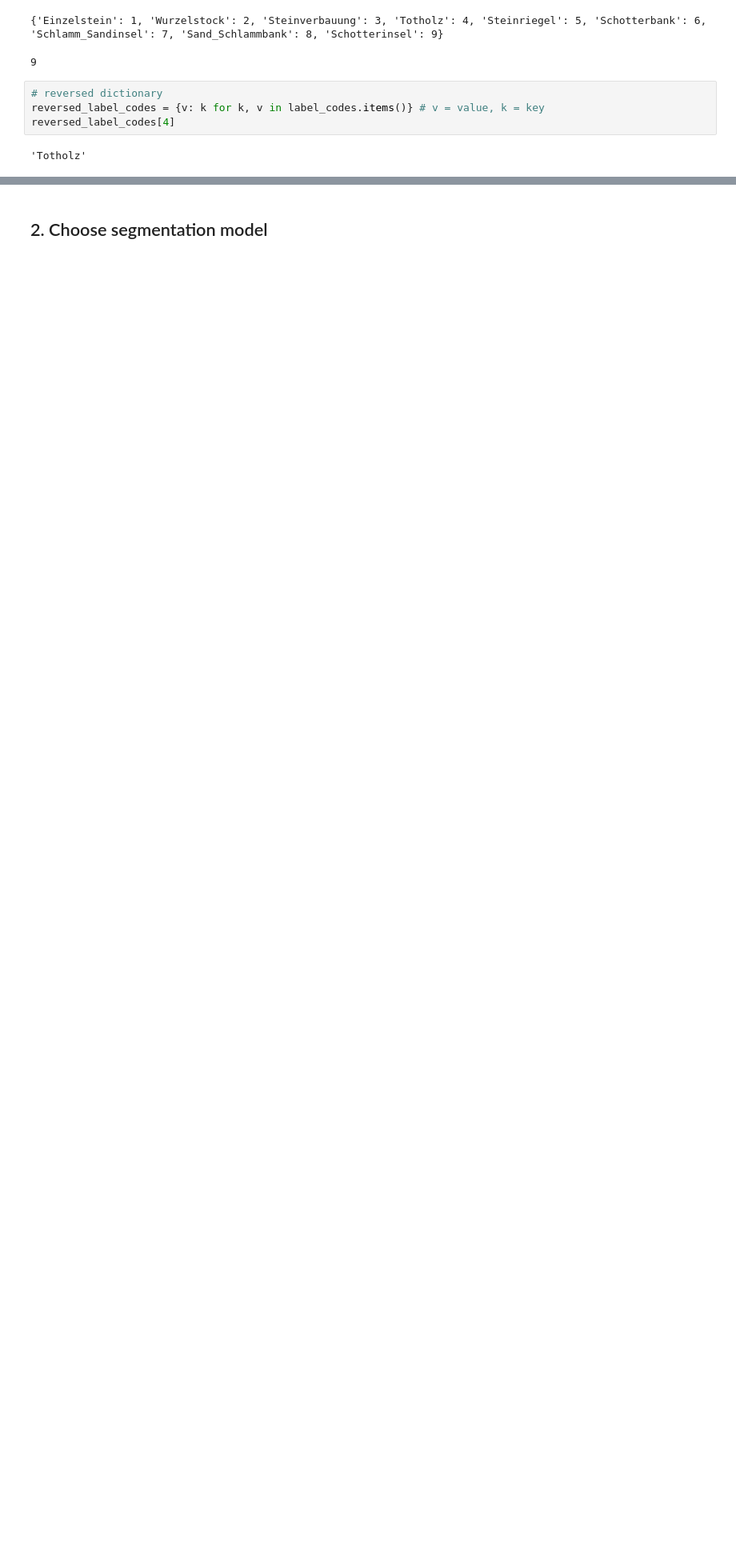
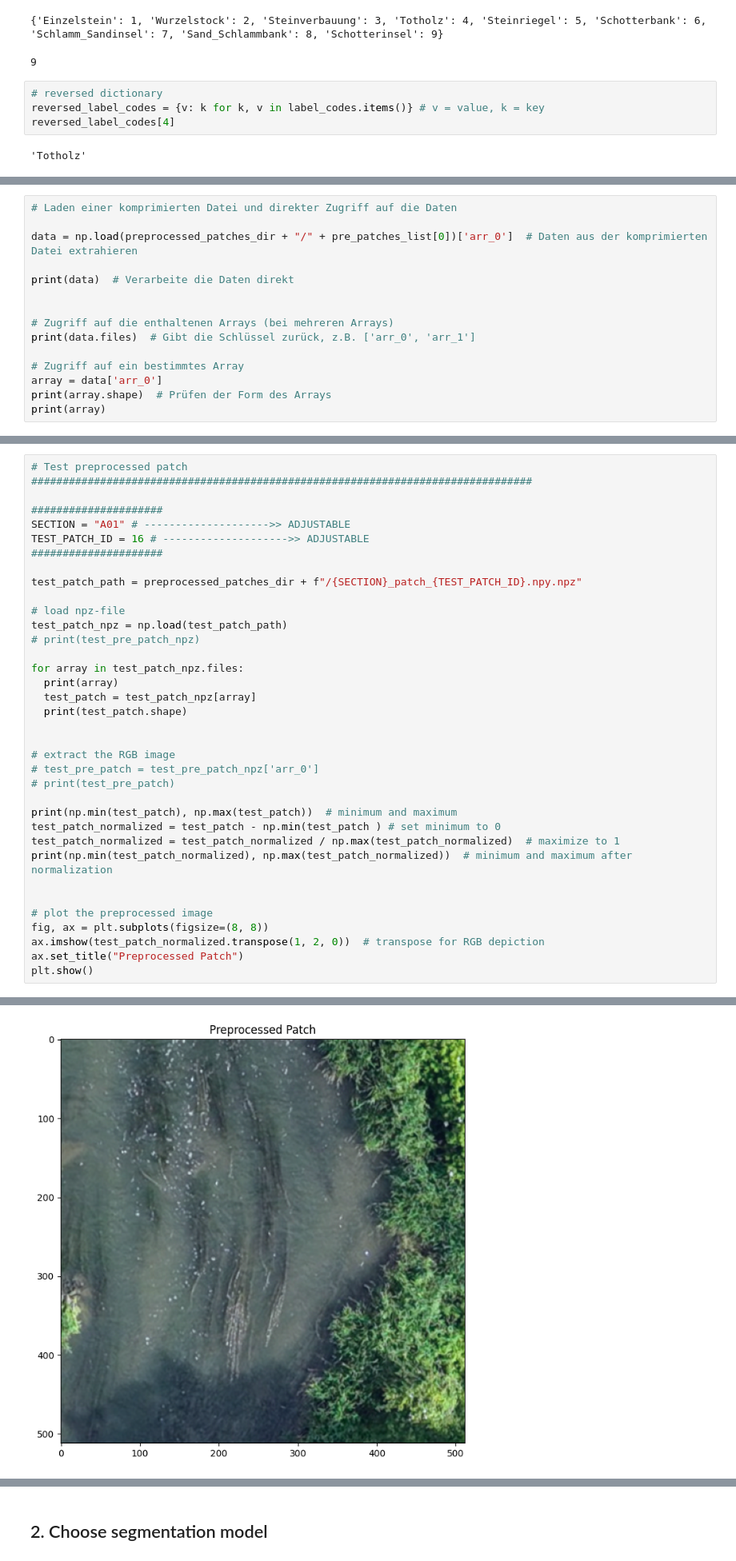
Before and after one commit to hiebschi/MoSE, a Jupyter notebook: loop_v01.ipynb, the cells around one changed output, grey strips where cells are left out. Shown at 80% size. Cells and saved outputs as stored; diff of their text form; blank space fills up the shorter version.

```diff
--- a/loop_v01.ipynb
+++ b/loop_v01.ipynb
@@ -103,0 +166,15 @@ reversed_label_codes[4]
+# %%
+# Laden einer komprimierten Datei und direkter Zugriff auf die Daten
+
+data = np.load(preprocessed_patches_dir + "/" + pre_patches_list[0])['arr_0']  # Daten aus der komprimierten Datei extrahieren
+
+print(data)  # Verarbeite die Daten direkt
+
+
+# Zugriff auf die enthaltenen Arrays (bei mehreren Arrays)
+print(data.files)  # Gibt die Schlüssel zurück, z.B. ['arr_0', 'arr_1']
+
+# Zugriff auf ein bestimmtes Array
+array = data['arr_0']
+print(array.shape)  # Prüfen der Form des Arrays
+print(array)
@@ -103,0 +200,37 @@ reversed_label_codes[4]
+# %%
+# Test preprocessed patch
+################################################################################
+
+#####################
+SECTION = "A01" # -------------------->> ADJUSTABLE
+TEST_PATCH_ID = 16 # -------------------->> ADJUSTABLE
+#####################
+
+test_patch_path = preprocessed_patches_dir + f"/{SECTION}_patch_{TEST_PATCH_ID}.npy.npz"
+
+# load npz-file
+test_patch_npz = np.load(test_patch_path)
+# print(test_pre_patch_npz)
+
+for array in test_patch_npz.files:
+  print(array)
+  test_patch = test_patch_npz[array]
+  print(test_patch.shape)
+
+
+# extract the RGB image
+# test_pre_patch = test_pre_patch_npz['arr_0']
+# print(test_pre_patch)
+
+print(np.min(test_patch), np.max(test_patch))  # minimum and maximum
+test_patch_normalized = test_patch - np.min(test_patch ) # set minimum to 0
+test_patch_normalized = test_patch_normalized / np.max(test_patch_normalized)  # maximize to 1
+print(np.min(test_patch_normalized), np.max(test_patch_normalized))  # minimum and maximum after normalization
+
+
+# plot the preprocessed image
+fig, ax = plt.subplots(figsize=(8, 8))
+ax.imshow(test_patch_normalized.transpose(1, 2, 0))  # transpose for RGB depiction
+ax.set_title("Preprocessed Patch")
+plt.show()
+# %% [output]
@@ -104 +241,2 @@ reversed_label_codes[4]
+[figure, added]
 # %%
```
Also changed, not shown: parts of 16 cells of this notebook.
